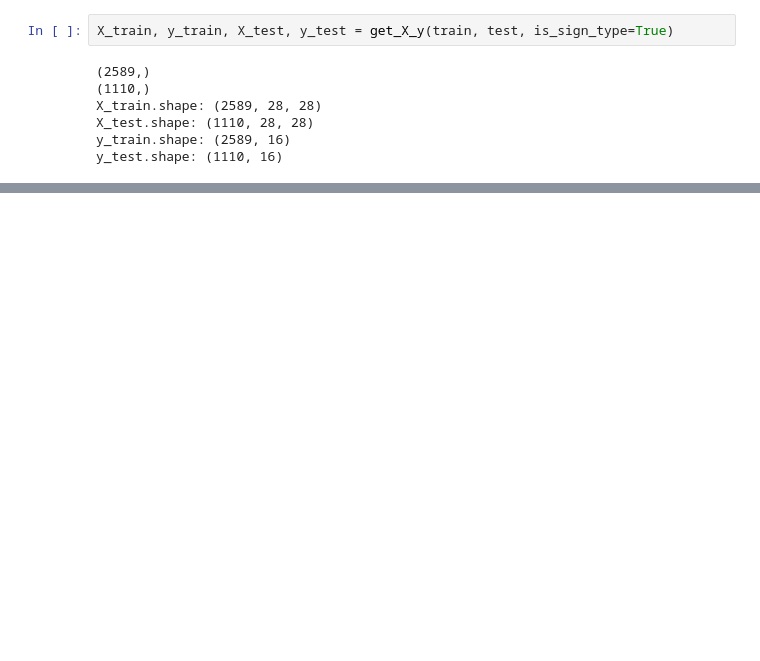
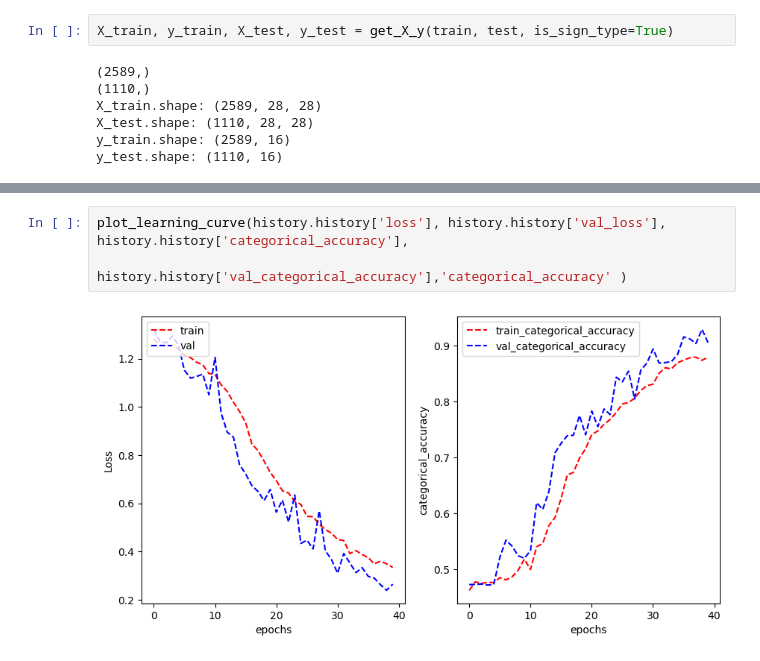
Before and after one commit to ItsThatBlackKid/ml-a2, a Jupyter notebook: s3788996.ipynb, the cells around one changed output, grey strips where cells are left out. Drawn from its saved outputs; the diff is of its cells as text; blank space fills up the shorter version.

```diff
--- a/s3788996.ipynb
+++ b/s3788996.ipynb
@@ -1134,0 +1161,5 @@ plot_learning_curve(history.history['loss'], history.history['val_loss'], histor
+# %%
+plot_learning_curve(history.history['loss'], history.history['val_loss'], history.history['categorical_accuracy'],
+                    history.history['val_categorical_accuracy'],'categorical_accuracy' )
+# %% [output]
+[figure, added]
```
Also changed, not shown: parts of 42 cells of this notebook.
